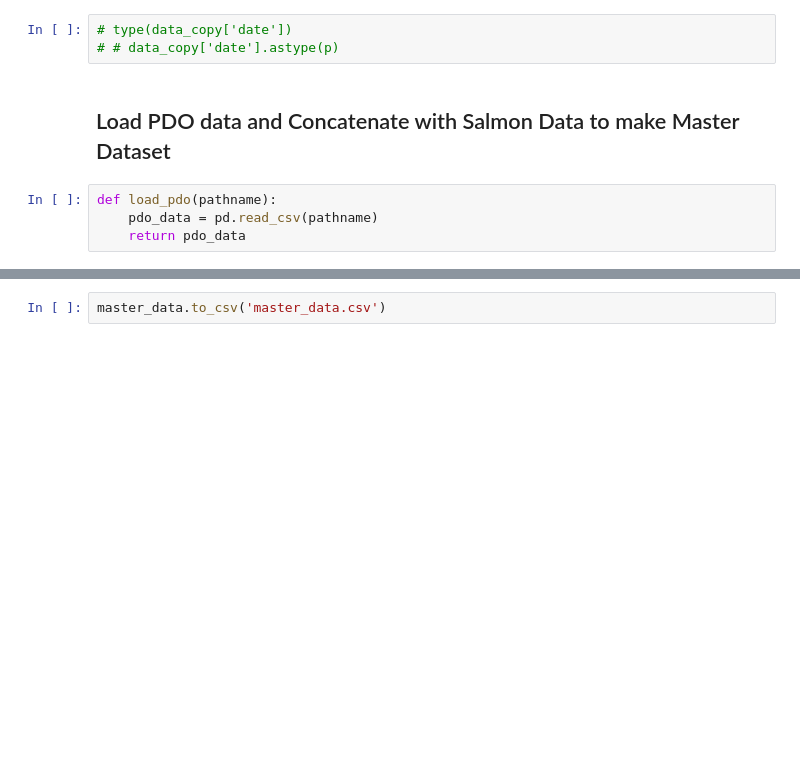
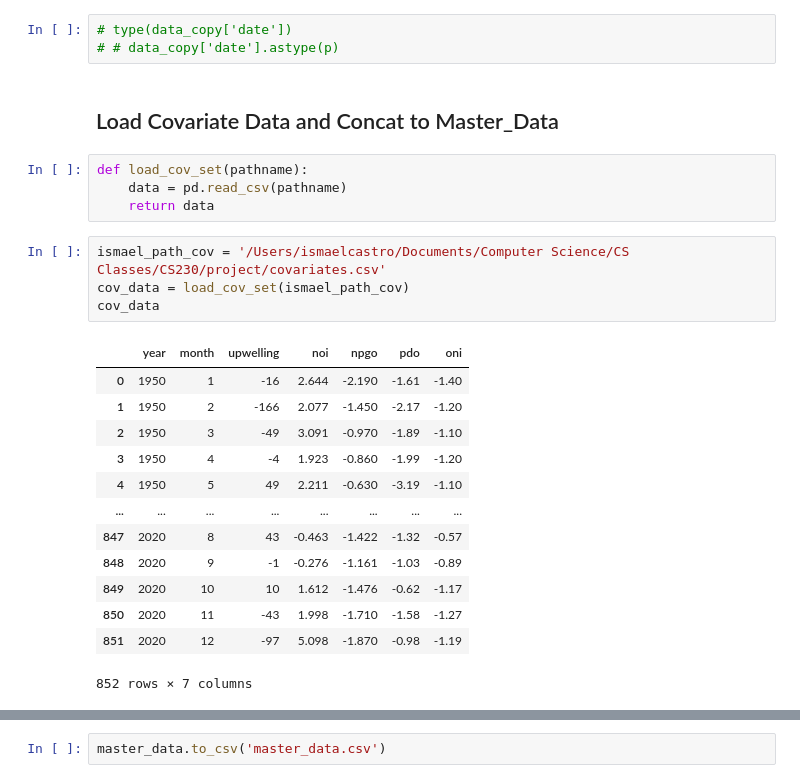
Before and after one commit to Abdul-Omira/SalmonNet, a Jupyter notebook: multivar_lstm.ipynb, the cells around one changed output, grey strips where cells are left out. Drawn from its saved outputs; the diff is of its cells as text; blank space fills up the shorter version.

```diff
--- a/multivar_lstm.ipynb
+++ b/multivar_lstm.ipynb
@@ -128,8 +185,26 @@ data_copy
 # type(data_copy['date'])
 # # data_copy['date'].astype(p)
 # %% [markdown]
-<h2>Load PDO data and Concatenate with Salmon Data to make Master Dataset</h2>
+<h2>Load Covariate Data and Concat to Master_Data</h2>
 # %%
-def load_pdo(pathname):
-    pdo_data = pd.read_csv(pathname)
-    return pdo_data
+def load_cov_set(pathname):
+    data = pd.read_csv(pathname)
+    return data
+# %%
+ismael_path_cov = '/Users/ismaelcastro/Documents/Computer Science/CS Classes/CS230/project/covariates.csv'
+cov_data = load_cov_set(ismael_path_cov)
+cov_data
+# %% [output]
+|  | year | month | upwelling | noi | npgo | pdo | oni |
+| 0 | 1950 | 1 | -16 | 2.644 | -2.190 | -1.61 | -1.40 |
+| 1 | 1950 | 2 | -166 | 2.077 | -1.450 | -2.17 | -1.20 |
+| 2 | 1950 | 3 | -49 | 3.091 | -0.970 | -1.89 | -1.10 |
+| 3 | 1950 | 4 | -4 | 1.923 | -0.860 | -1.99 | -1.20 |
+| 4 | 1950 | 5 | 49 | 2.211 | -0.630 | -3.19 | -1.10 |
+| ... | ... | ... | ... | ... | ... | ... | ... |
+| 847 | 2020 | 8 | 43 | -0.463 | -1.422 | -1.32 | -0.57 |
+| 848 | 2020 | 9 | -1 | -0.276 | -1.161 | -1.03 | -0.89 |
+| 849 | 2020 | 10 | 10 | 1.612 | -1.476 | -0.62 | -1.17 |
+| 850 | 2020 | 11 | -43 | 1.998 | -1.710 | -1.58 | -1.27 |
+| 851 | 2020 | 12 | -97 | 5.098 | -1.870 | -0.98 | -1.19 |
+852 rows × 7 columns
```
Also changed, not shown: parts of 43 cells of this notebook, 6 other files.
